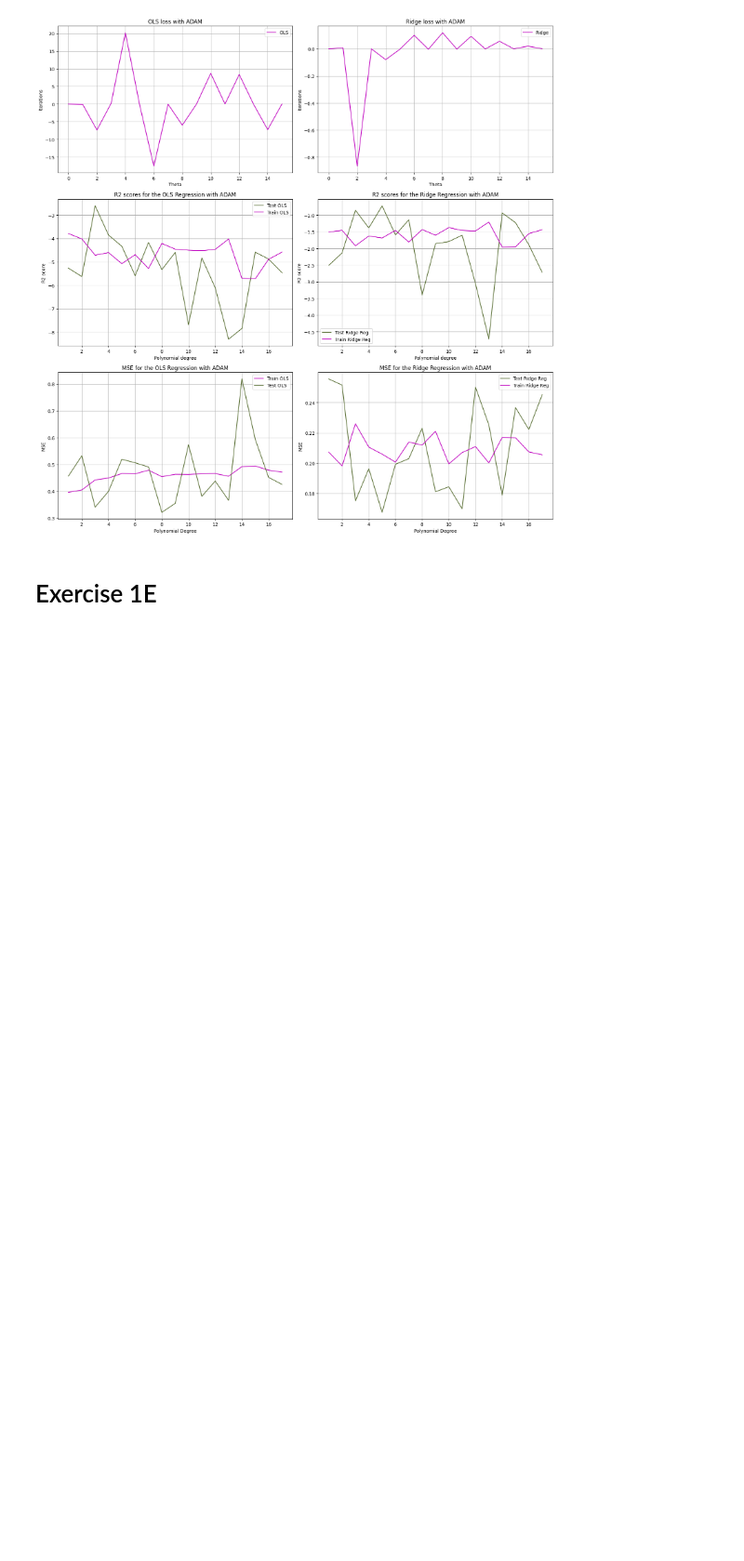
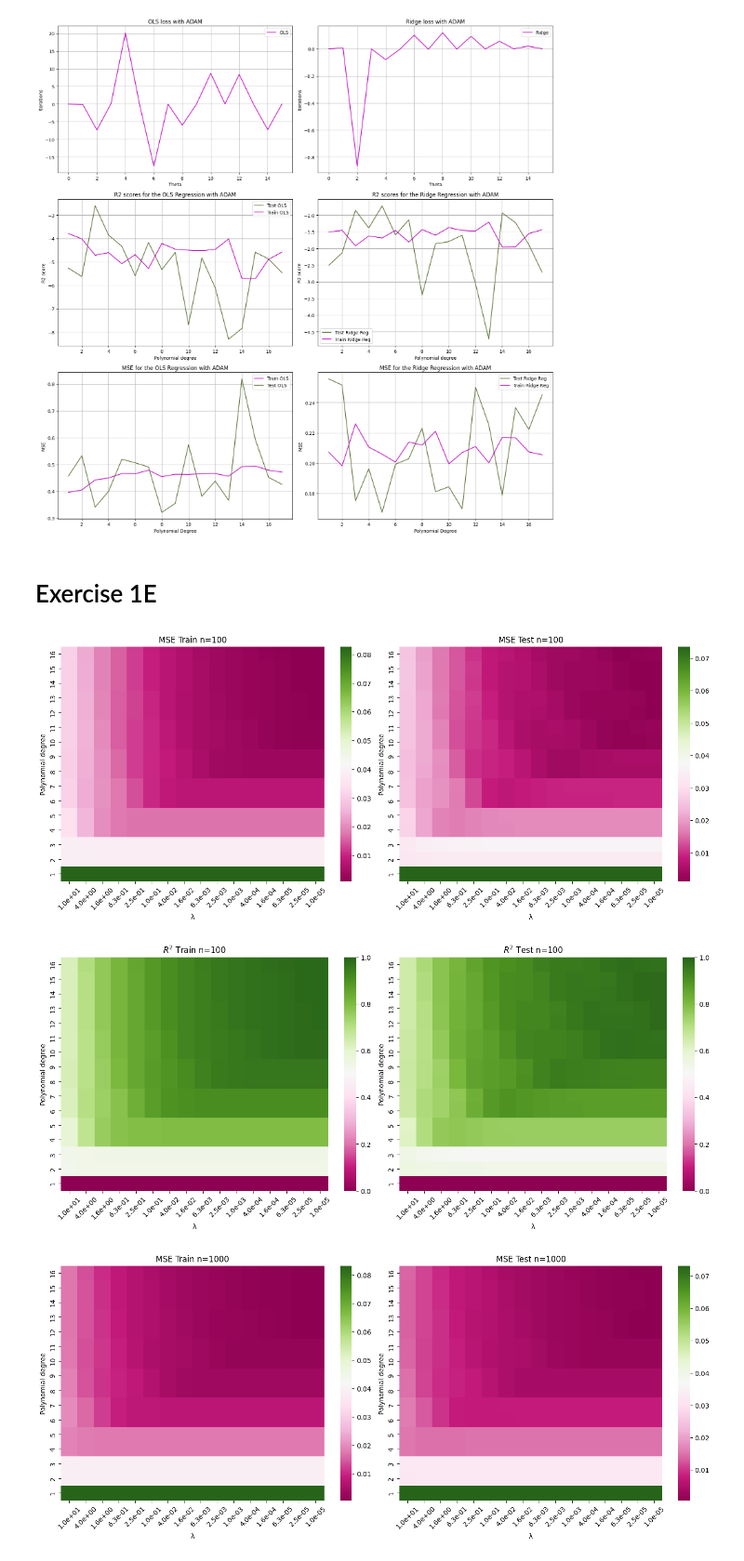
Before and after one commit to BirkS20/Project1_joint, a Jupyter notebook: Malene/malene_prover_seg_på_oppgaver_hun_ikke_blir_aa_faa_til_jeg_griner_vil_sove_men_er_stressa_buhu.ipynb, the cells around one changed output. Shown at 93% size. Saved outputs shown, nothing was run; the diff lists cells and outputs as text; code cells hidden in the pictures; blank space fills up the shorter version.

```diff
--- a/Malene/malene_prover_seg_på_oppgaver_hun_ikke_blir_aa_faa_til_jeg_griner_vil_sove_men_er_stressa_buhu.ipynb
+++ b/Malene/malene_prover_seg_på_oppgaver_hun_ikke_blir_aa_faa_til_jeg_griner_vil_sove_men_er_stressa_buhu.ipynb
@@ -1048,0 +1190,6 @@ loop broken at 367 for degree: 3
+# %%
+poly_plot_ridge_twofig()
+# %% [output]
+[figure, added]
+[figure, added]
+[figure, added]
```
Also changed, not shown: parts of 10 cells of this notebook.
